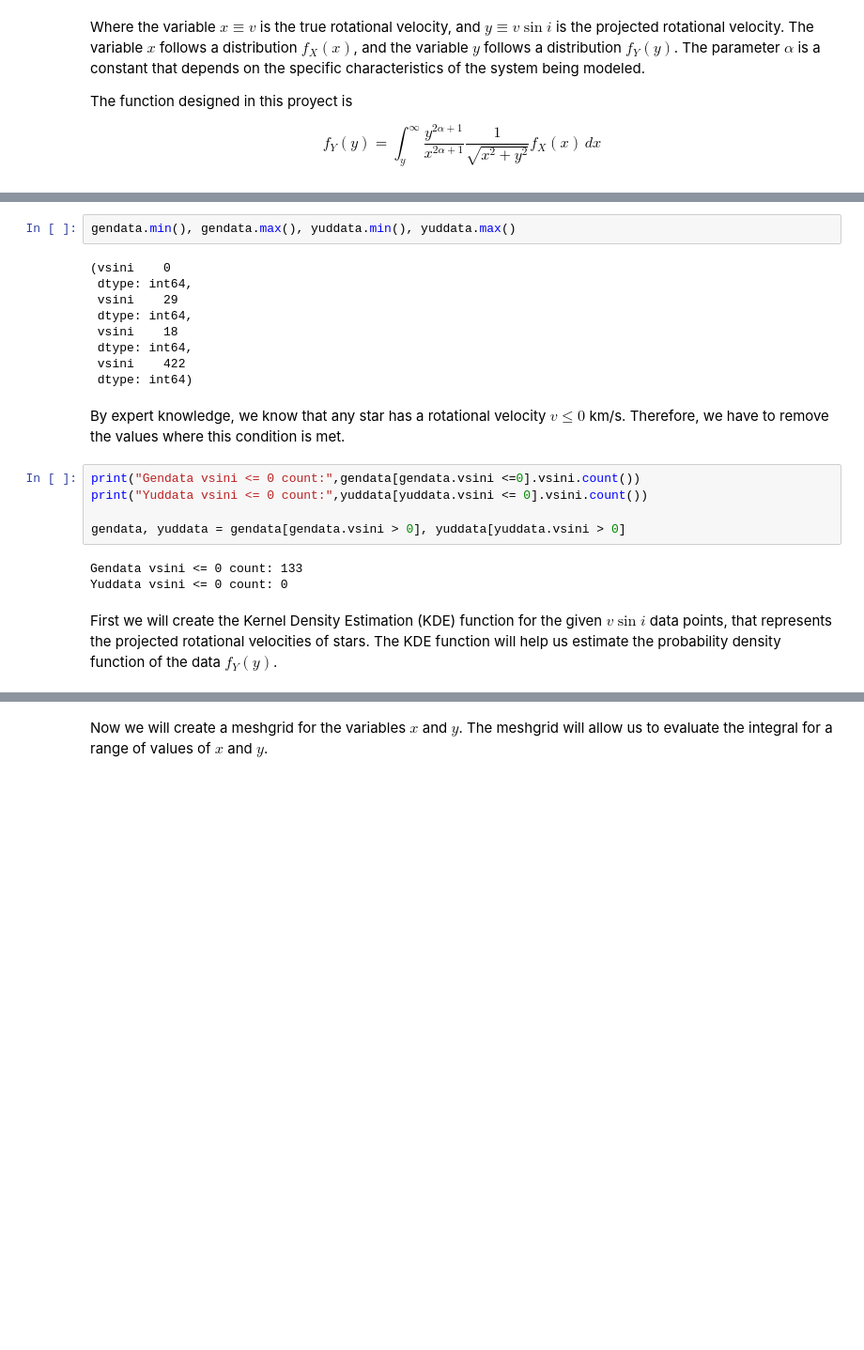
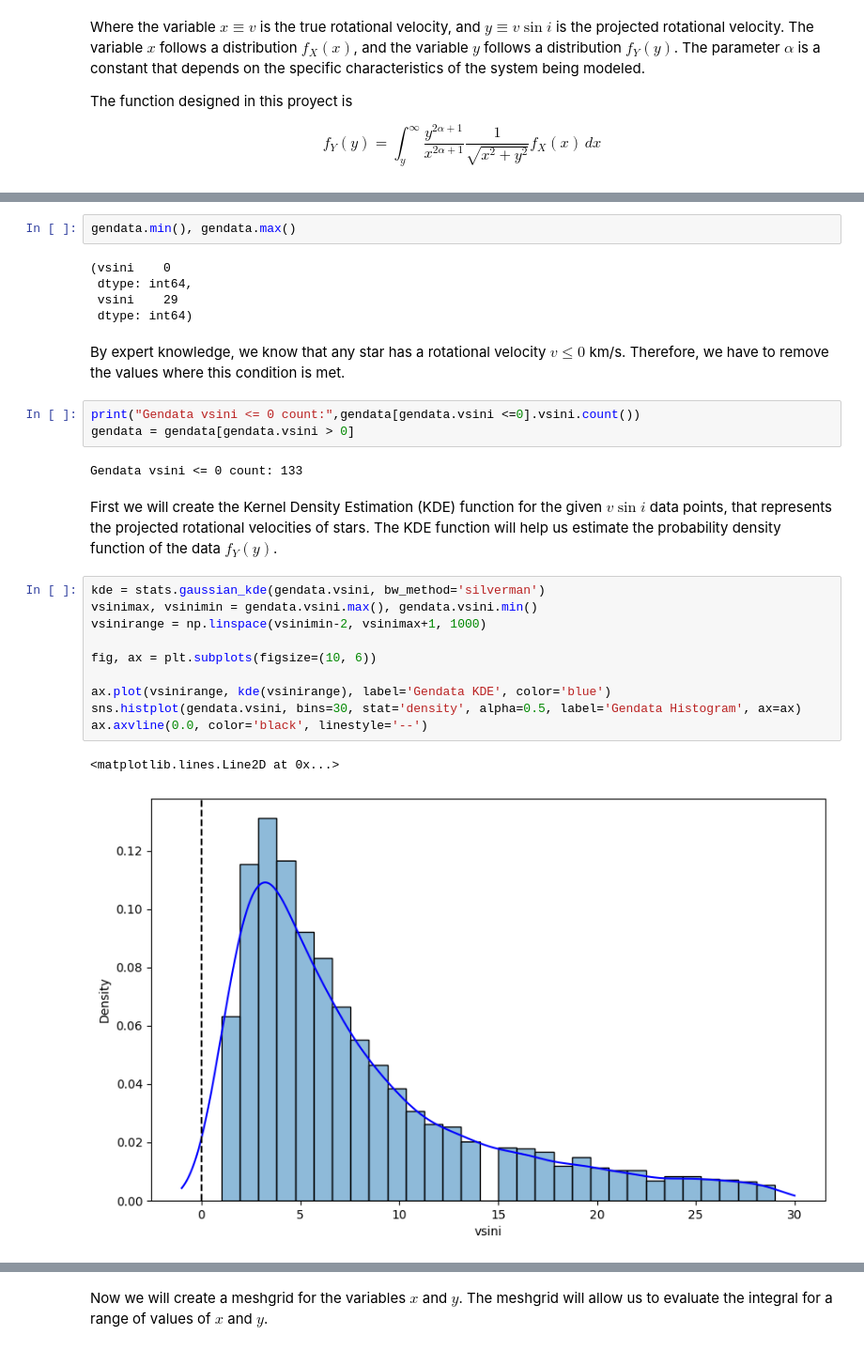
Before and after one commit to jurados/TrueStarVrotVelocity, a Jupyter notebook: solution.ipynb, the cells around one changed output, grey strips where cells are left out. Shown at 94% size. Saved outputs shown, nothing was run; the diff lists cells and outputs as text; blank space fills up the shorter version.

```diff
--- a/solution.ipynb
+++ b/solution.ipynb
@@ -42,23 +33,29 @@ gendata.describe(), yuddata.describe()
 # %%
-gendata.min(), gendata.max(), yuddata.min(), yuddata.max()
+gendata.min(), gendata.max()
 # %% [output]
 (vsini    0
  dtype: int64,
  vsini    29
- dtype: int64,
- vsini    18
- dtype: int64,
- vsini    422
  dtype: int64)
 # %% [markdown]
 By expert knowledge, we know that any star has a rotational velocity $v \leq 0$ km/s. Therefore, we have to remove the values where this condition is met.
 # %%
 print("Gendata vsini <= 0 count:",gendata[gendata.vsini <=0].vsini.count())
-print("Yuddata vsini <= 0 count:",yuddata[yuddata.vsini <= 0].vsini.count())
-
-gendata, yuddata = gendata[gendata.vsini > 0], yuddata[yuddata.vsini > 0]
+gendata = gendata[gendata.vsini > 0]
 # %% [output]
 Gendata vsini <= 0 count: 133
-Yuddata vsini <= 0 count: 0
 # %% [markdown]
 First we will create the Kernel Density Estimation (KDE) function for the given $v \sin{i}$ data points, that represents the projected rotational velocities of stars. The KDE function will help us estimate the probability density function of the data $f_Y(y)$.
+# %%
+kde = stats.gaussian_kde(gendata.vsini, bw_method='silverman')
+vsinimax, vsinimin = gendata.vsini.max(), gendata.vsini.min()
+vsinirange = np.linspace(vsinimin-2, vsinimax+1, 1000)
+
+fig, ax = plt.subplots(figsize=(10, 6))
+
+ax.plot(vsinirange, kde(vsinirange), label='Gendata KDE', color='blue')
+sns.histplot(gendata.vsini, bins=30, stat='density', alpha=0.5, label='Gendata Histogram', ax=ax)
+ax.axvline(0.0, color='black', linestyle='--')
+# %% [output]
+<matplotlib.lines.Line2D at 0x...>
+[figure, added]
```
Also changed, not shown: parts of 8 cells of this notebook, 2 other files.
